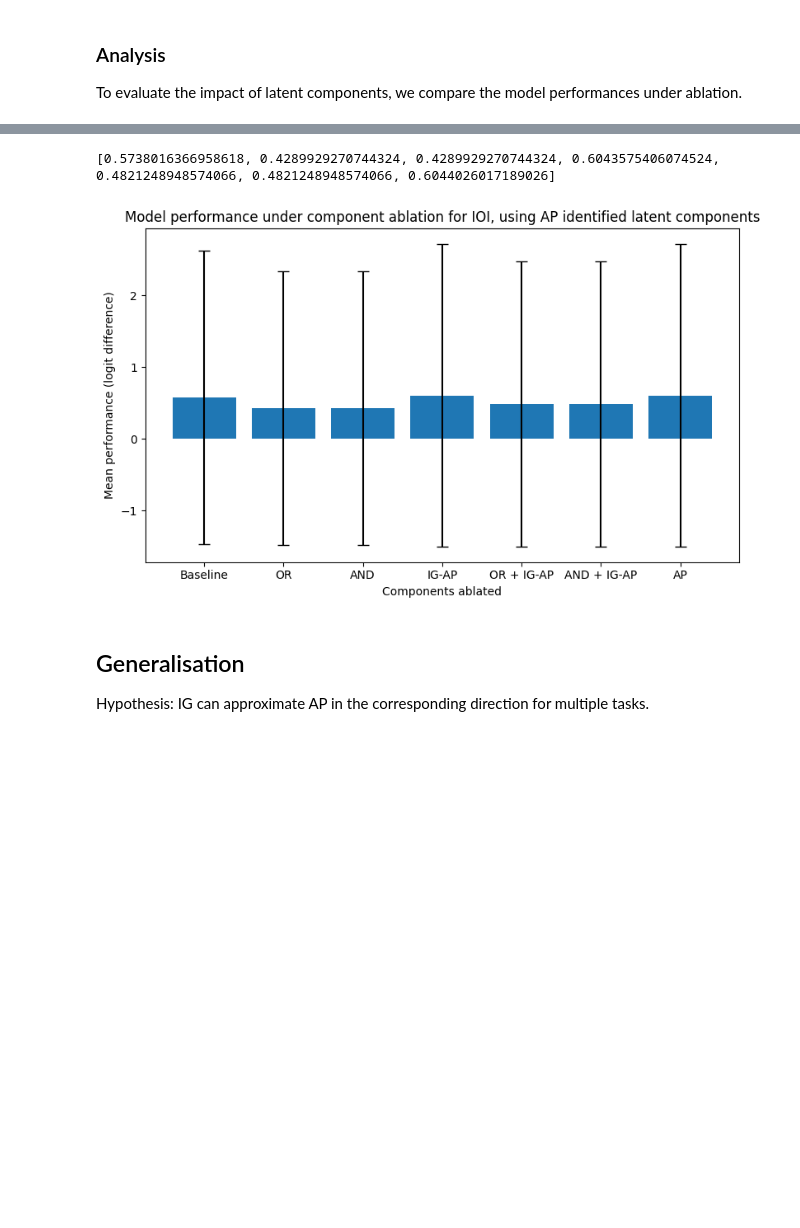
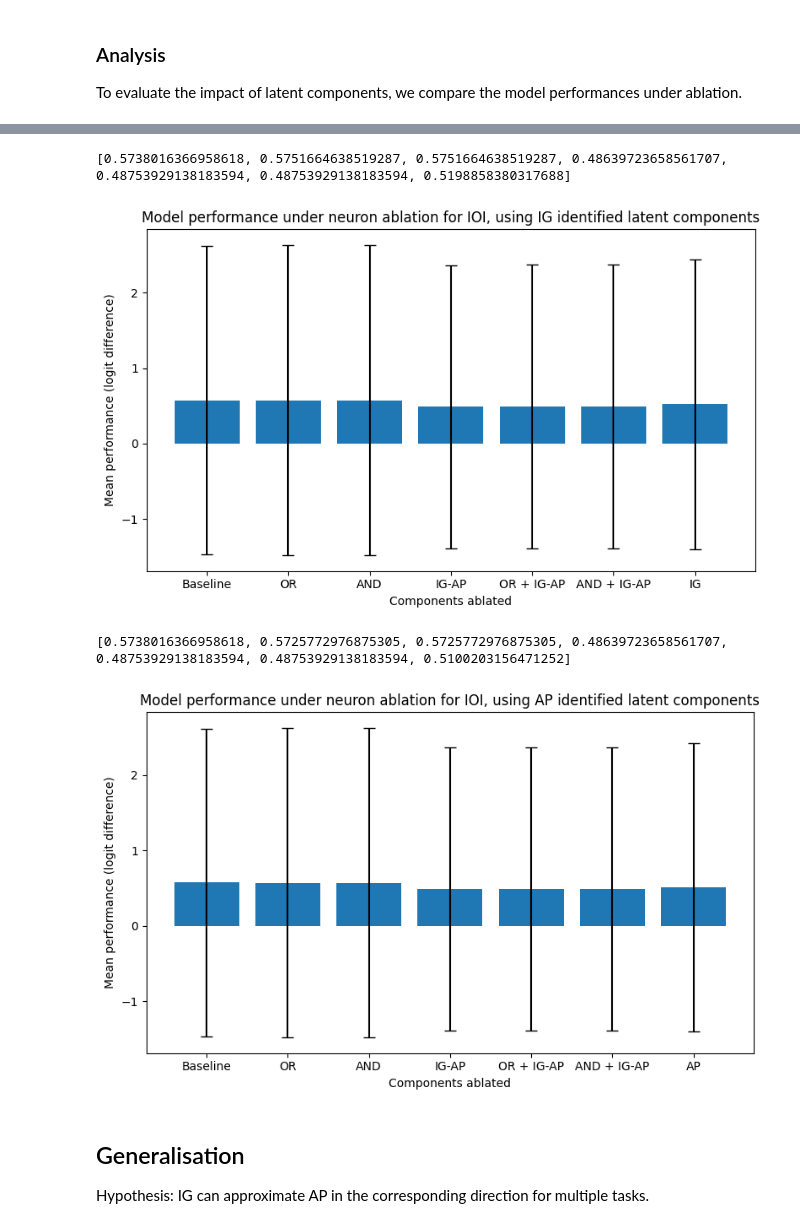
Before and after one commit to mwmlo/gradient_causal_knowledge, a Jupyter notebook: 4 - Latent_components.ipynb, the cells around one changed output, grey strips where cells are left out. Cells and saved outputs as stored; diff of their text form; code cells hidden in the pictures; blank space fills up the shorter version.

Commit message:
latnet results

```diff
--- a/4 - Latent_components.ipynb
+++ b/4 - Latent_components.ipynb
@@ -452,6 +452,9 @@ To evaluate the impact of latent components, we compare the model performances u
 # %%
 latent_ig_attn_ablation_scores = torch.load("results/latent_components/ioi/latent_ig_attn_ablation_scores.pt")
 latent_ap_attn_ablation_scores = torch.load("results/latent_components/ioi/latent_ap_attn_ablation_scores.pt")
+
+latent_ig_mlp_ablation_scores = torch.load("results/latent_components/ioi/latent_ig_mlp_ablation_scores.pt")
+latent_ap_mlp_ablation_scores = torch.load("results/latent_components/ioi/latent_ap_mlp_ablation_scores.pt")
 # %%
 plot_bar_chart(
     latent_ig_attn_ablation_scores,
@@ -465,13 +477,22 @@ plot_bar_chart(
 # %%
 plot_bar_chart(
-    latent_ap_attn_ablation_scores,
+    latent_ig_mlp_ablation_scores,
     "Components ablated",
     "Mean performance (logit difference)",
-    "Model performance under component ablation for IOI, using AP identified latent components",
+    "Model performance under neuron ablation for IOI, using IG identified latent components",
     has_std=True)
+
+plot_bar_chart(
+    latent_ap_mlp_ablation_scores,
+    "Components ablated",
+    "Mean performance (logit difference)",
+    "Model performance under neuron ablation for IOI, using AP identified latent components",
+    has_std=True)
 # %% [output]
-[0.5738016366958618, 0.4289929270744324, 0.4289929270744324, 0.6043575406074524, 0.4821248948574066, 0.4821248948574066, 0.6044026017189026]
+[0.5738016366958618, 0.5751664638519287, 0.5751664638519287, 0.48639723658561707, 0.48753929138183594, 0.48753929138183594, 0.5198858380317688]
-[figure, old version]
+[figure, new version]
+[0.5738016366958618, 0.5725772976875305, 0.5725772976875305, 0.48639723658561707, 0.48753929138183594, 0.48753929138183594, 0.5100203156471252]
+[figure, added]
 # %% [markdown]
 ## Generalisation
 
```
Also changed, not shown: parts of 5 cells of this notebook, 13 other files.
